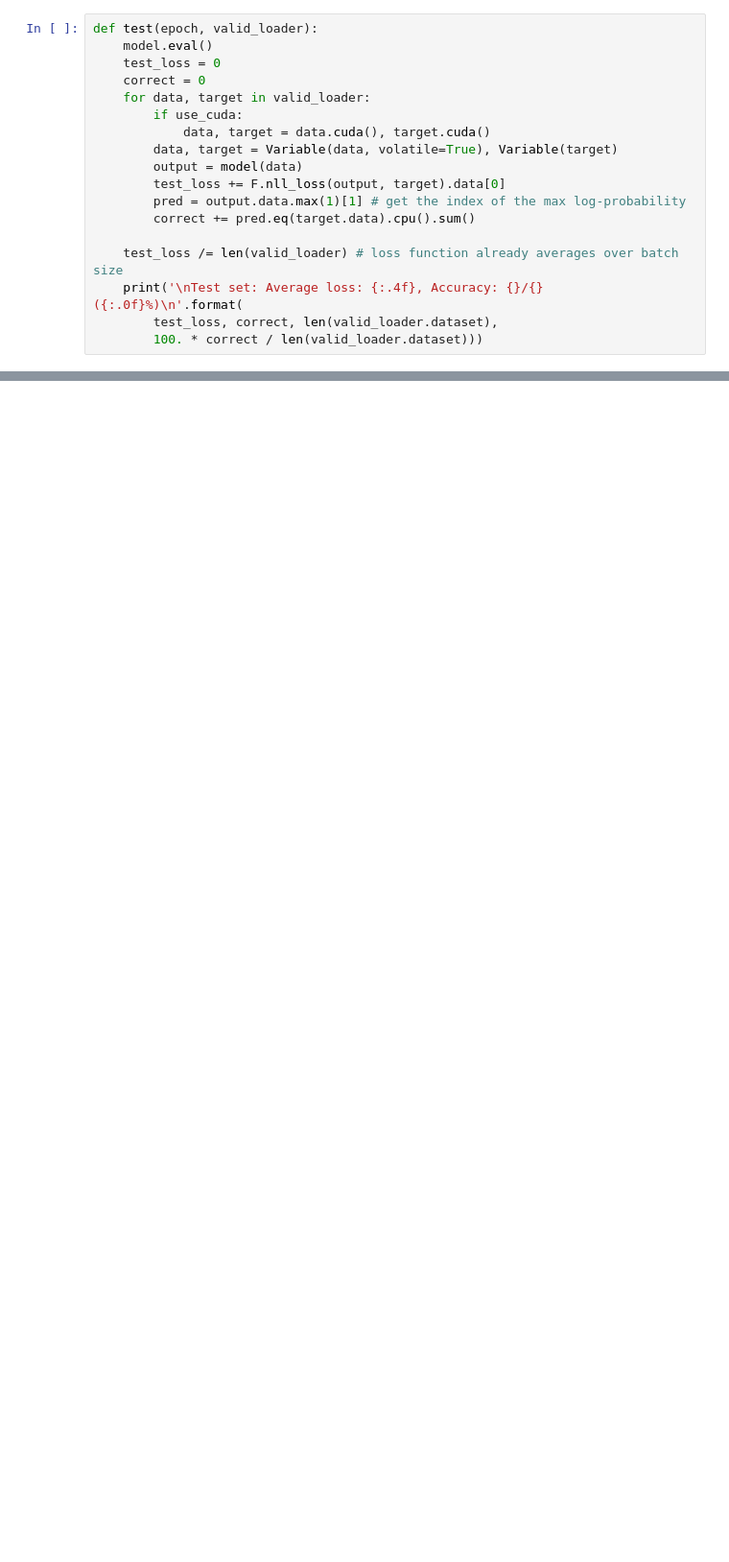
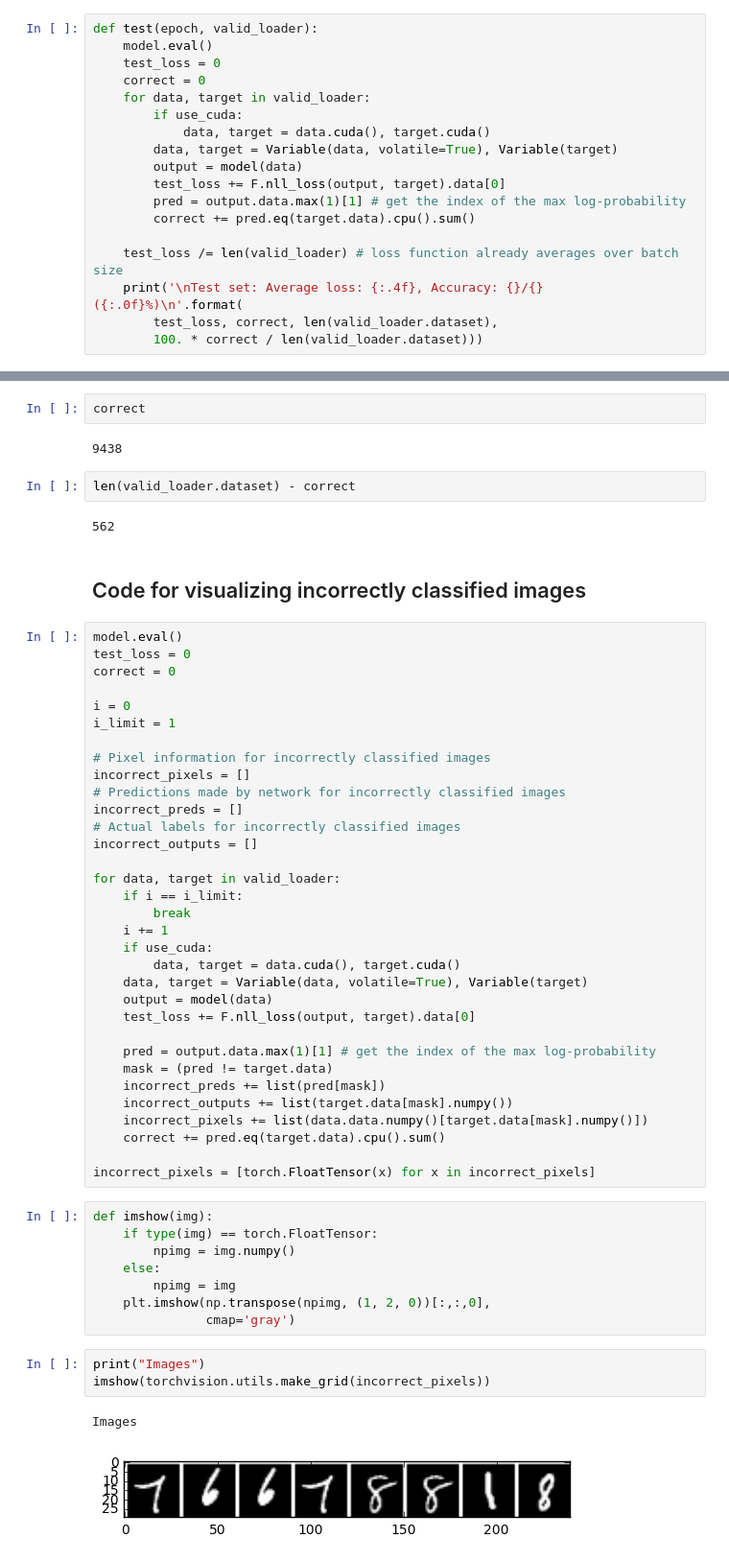
Before and after one commit to ack8006/jaa-dl, a Jupyter notebook: assignment-1/mnist-unlabeled.ipynb, the cells around one changed output, grey strips where cells are left out. Shown at 96% size. Drawn from its saved outputs; the diff is of its cells as text; blank space fills up the shorter version.

Commit message:
Add visualization for mnist and results of a simple CNN.

```diff
--- a/assignment-1/mnist-unlabeled.ipynb
+++ b/assignment-1/mnist-unlabeled.ipynb
@@ -115,0 +153,57 @@ Test set: Average loss: 0.3795, Accuracy: 8985/10000 (90%)
+# %%
+correct
+# %% [output]
+9438
+# %%
+len(valid_loader.dataset) - correct
+# %% [output]
+562
+# %% [markdown]
+## Code for visualizing incorrectly classified images
+# %%
+model.eval()
+test_loss = 0
+correct = 0
+
+i = 0
+i_limit = 1
+
+# Pixel information for incorrectly classified images
+incorrect_pixels = []
+# Predictions made by network for incorrectly classified images
+incorrect_preds = []
+# Actual labels for incorrectly classified images
+incorrect_outputs = []
+
+for data, target in valid_loader:
+    if i == i_limit:
+        break
+    i += 1
+    if use_cuda:
+        data, target = data.cuda(), target.cuda()
+    data, target = Variable(data, volatile=True), Variable(target)
+    output = model(data)
+    test_loss += F.nll_loss(output, target).data[0]
+
+    pred = output.data.max(1)[1] # get the index of the max log-probability
+    mask = (pred != target.data)
+    incorrect_preds += list(pred[mask])
+    incorrect_outputs += list(target.data[mask].numpy())
+    incorrect_pixels += list(data.data.numpy()[target.data[mask].numpy()])
+    correct += pred.eq(target.data).cpu().sum()
+
+incorrect_pixels = [torch.FloatTensor(x) for x in incorrect_pixels]
+# %%
+def imshow(img):
+    if type(img) == torch.FloatTensor:
+        npimg = img.numpy()
+    else:
+        npimg = img
+    plt.imshow(np.transpose(npimg, (1, 2, 0))[:,:,0],
+               cmap='gray')
+# %%
+print("Images")
+imshow(torchvision.utils.make_grid(incorrect_pixels))
+# %% [output]
+Images
+[figure, added]
```
Also changed, not shown: parts of 14 cells of this notebook, 1 other file.
